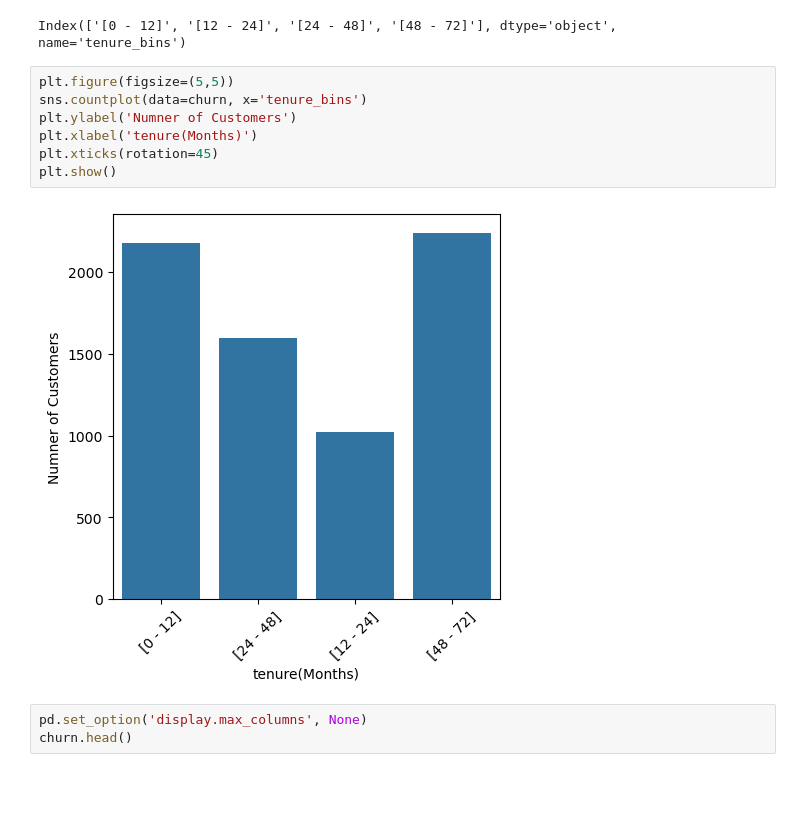
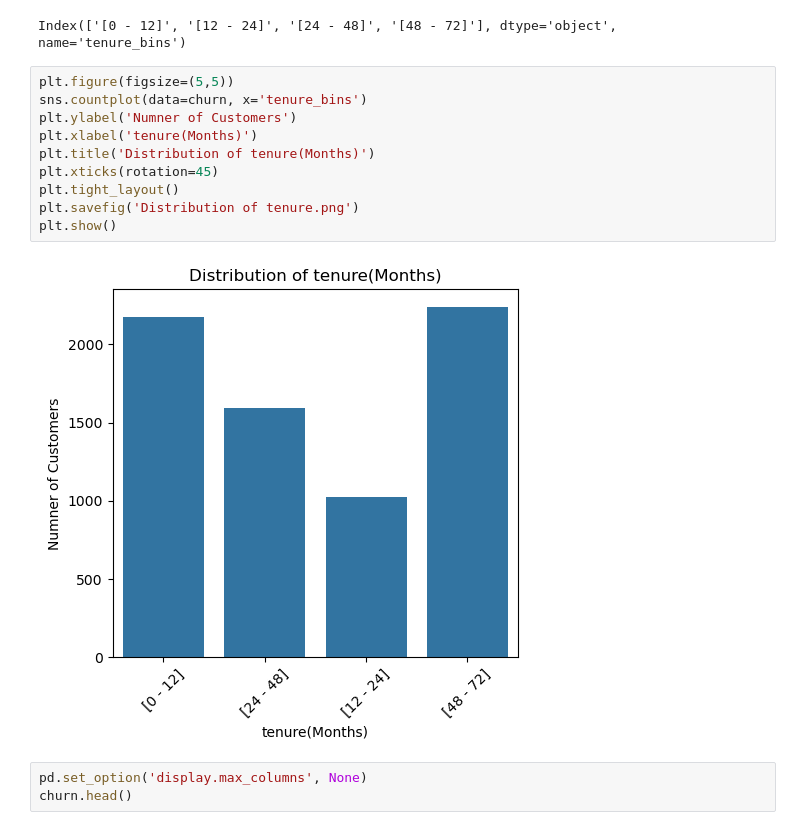
Before and after one commit to kevinyegon1/telco_churn_analysis, a Jupyter notebook: EDA/telco churn EDA.ipynb, the cells around one changed output. Saved outputs shown, nothing was run; the diff lists cells and outputs as text; blank space fills up the shorter version.

```diff
--- a/EDA/telco churn EDA.ipynb
+++ b/EDA/telco churn EDA.ipynb
@@ -92,12 +92,15 @@ Index(['[0 - 12]', '[12 - 24]', '[24 - 48]', '[48 - 72]'], dtype='object', name=
 # %%
 plt.figure(figsize=(5,5))
 sns.countplot(data=churn, x='tenure_bins')
 plt.ylabel('Numner of Customers')
 plt.xlabel('tenure(Months)')
+plt.title('Distribution of tenure(Months)')
 plt.xticks(rotation=45)
+plt.tight_layout()
+plt.savefig('Distribution of tenure.png')
 plt.show()
 # %% [output]
-[figure, old version]
+[figure, new version]
 # %%
 pd.set_option('display.max_columns', None)
 churn.head()
```
Also changed, not shown: parts of 4 cells of this notebook, 9 other files.
